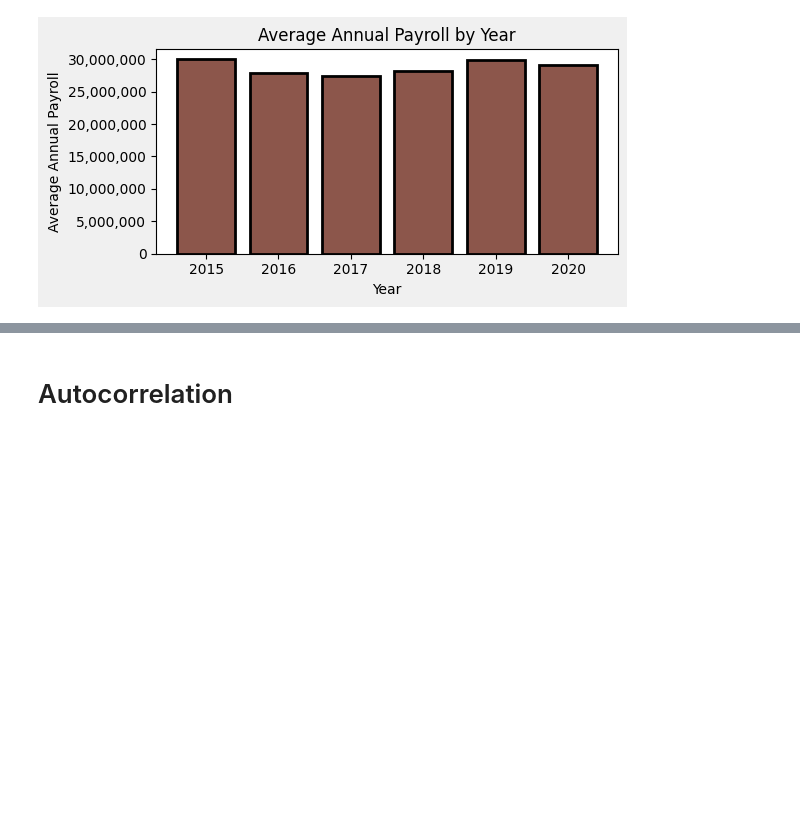
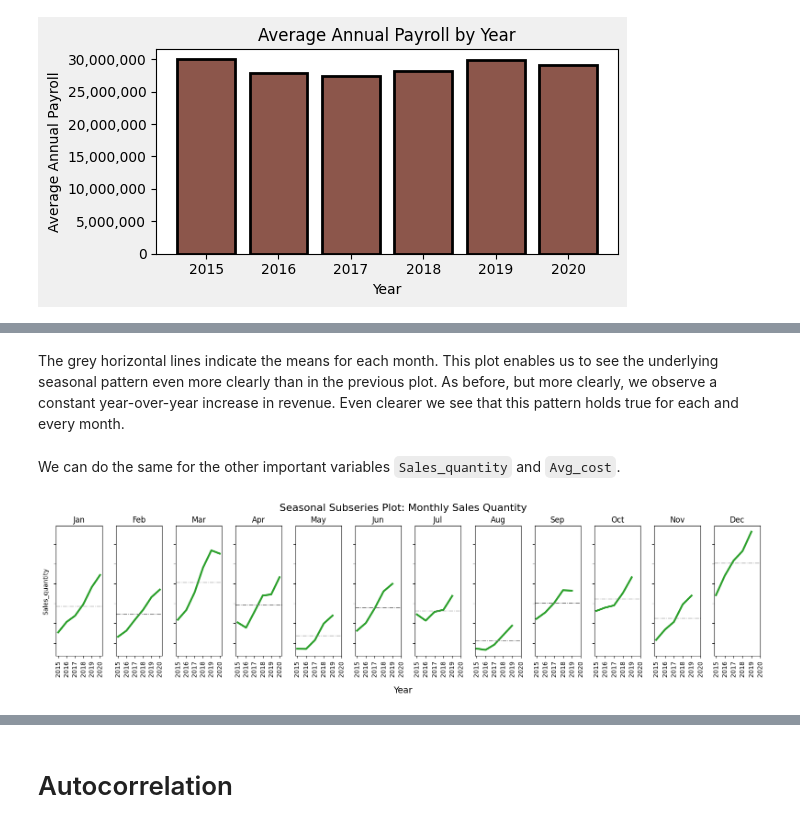
Before and after one commit to PeeteKeesel/kaggle-verse, a Jupyter notebook: time-series-understanding-autocorrelation.ipynb, the cells around one changed output, grey strips where cells are left out. Drawn from its saved outputs; the diff is of its cells as text; code cells hidden in the pictures; blank space fills up the shorter version.

```diff
--- a/time-series-understanding-autocorrelation.ipynb
+++ b/time-series-understanding-autocorrelation.ipynb
@@ -138,0 +260,32 @@ plt.show()
+# %% [markdown]
+The grey horizontal lines indicate the means for each month. This plot enables us to see the underlying seasonal pattern even more clearly than in the previous plot. As before, but more clearly, we observe a constant year-over-year increase in revenue. Even clearer we see that this pattern holds true for each and every month.
+# %% [markdown]
+We can do the same for the other important variables `Sales_quantity` and `Avg_cost`.
+# %%
+all_years = sorted(data['year'].unique())
+
+fig, axes = plt.subplots(nrows=1, ncols=12, figsize=(16, 4), sharey=True)
+
+for i, month in enumerate(data['month'].cat.categories):
+    month_data = data.query("month == @month")
+    mean_val = month_data['Sales_quantity'].mean()
+
+    axes[i].plot(month_data['year'], month_data['Sales_quantity'], color='tab:green', linewidth=3)
+    axes[i].axhline(mean_val, color='grey', linestyle='-.', linewidth=1, label='Average')
+    axes[i].set_title(month[:3])
+
+    axes[i].set_xticks(all_years)
+    axes[i].tick_params(axis='x', rotation=90)
+
+    if i == 0:
+        axes[i].set_ylabel("Sales_quantity")
+    else:
+        axes[i].set_yticklabels([])
+
+plt.tight_layout(rect=[0, 0, 1, 0.95])
+fig.suptitle("Seasonal Subseries Plot: Monthly Sales Quantity", fontsize=16)
+fig.text(0.5, -0.05, "Year", ha="center", fontsize=14)
+plt.subplots_adjust(wspace=0.3)
+plt.show()
+# %% [output]
+[figure, added]
```
Also changed, not shown: parts of 13 cells of this notebook.
